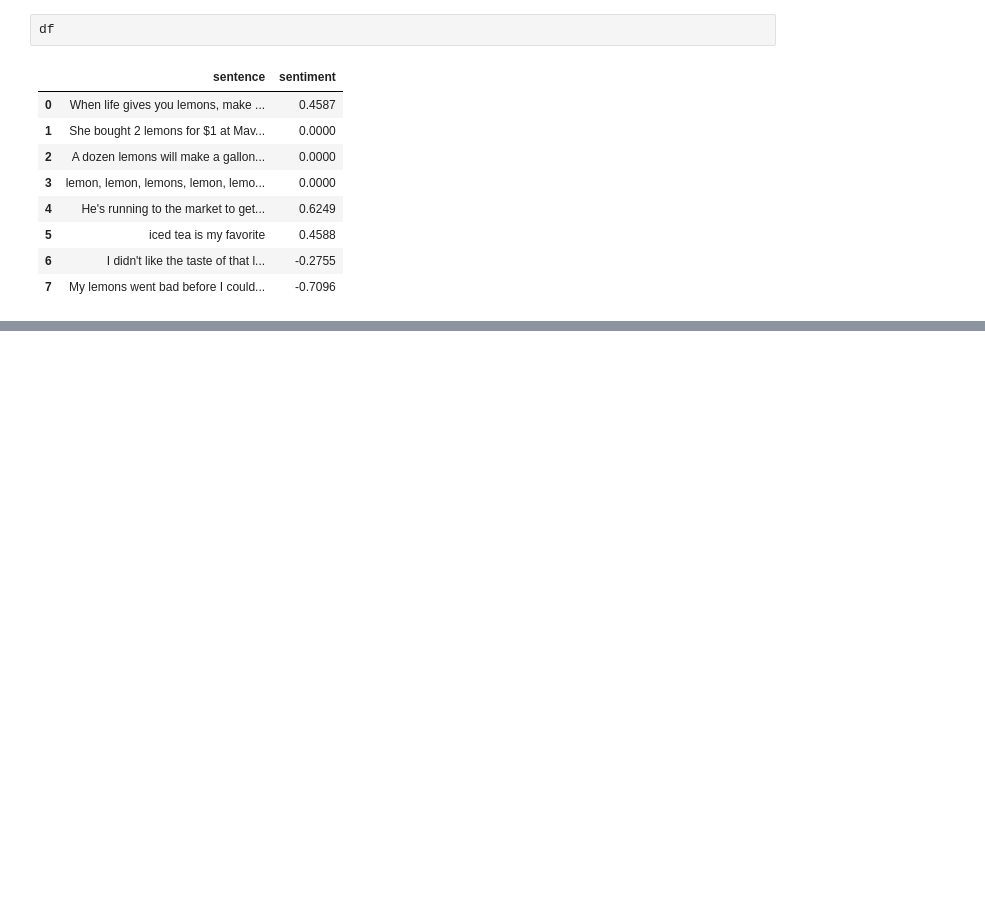
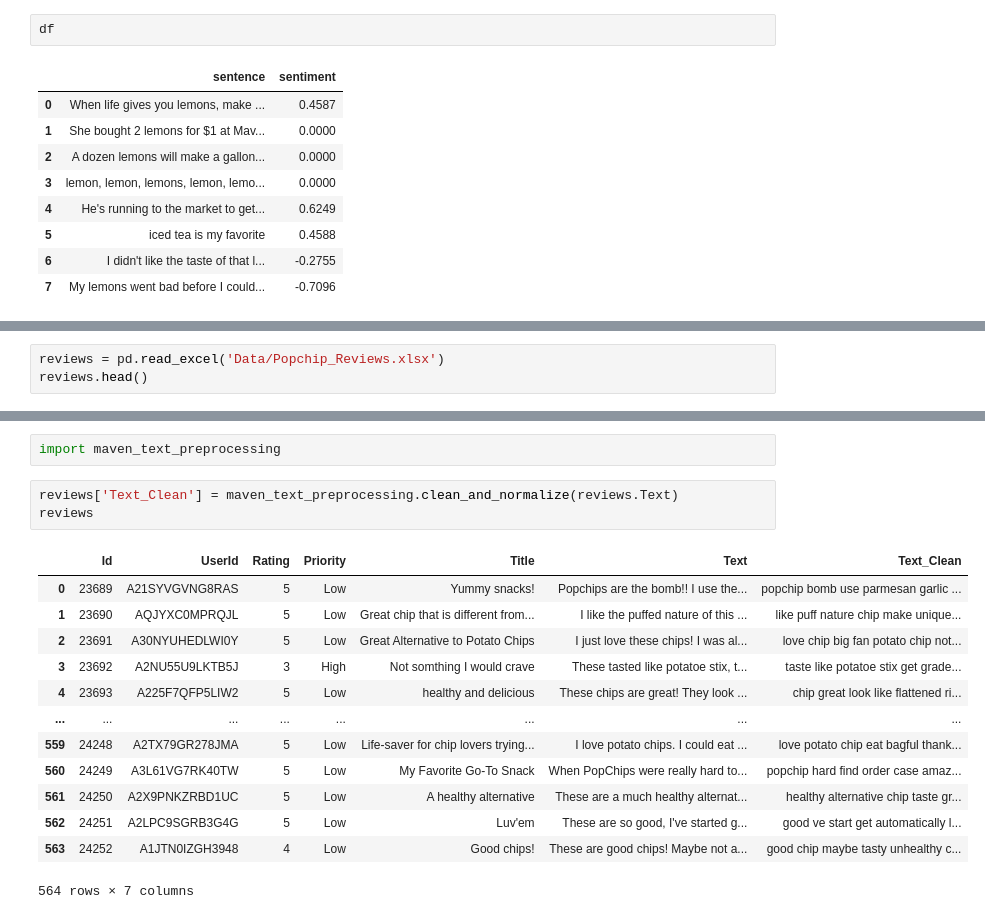
Before and after one commit to Camiloesp/PythonDataScience_NaturalLanguageProcessing, a Jupyter notebook: 3_NLP_MachineLearning.ipynb, the cells around one changed output, grey strips where cells are left out. Drawn from its saved outputs; the diff is of its cells as text; blank space fills up the shorter version.

```diff
--- a/3_NLP_MachineLearning.ipynb
+++ b/3_NLP_MachineLearning.ipynb
@@ -70,0 +84,3 @@ df
+# %%
+reviews = pd.read_excel('Data/Popchip_Reviews.xlsx')
+reviews.head()
@@ -70,0 +105,19 @@ df
+# %%
+import maven_text_preprocessing
+# %%
+reviews['Text_Clean'] = maven_text_preprocessing.clean_and_normalize(reviews.Text)
+reviews
+# %% [output]
+|  | Id | UserId | Rating | Priority | Title | Text | Text_Clean |
+| 0 | 23689 | A21SYVGVNG8RAS | 5 | Low | Yummy snacks! | Popchips are the bomb!! I use the... | popchip bomb use parmesan garlic ... |
+| 1 | 23690 | AQJYXC0MPRQJL | 5 | Low | Great chip that is different from... | I like the puffed nature of this ... | like puff nature chip make unique... |
+| 2 | 23691 | A30NYUHEDLWI0Y | 5 | Low | Great Alternative to Potato Chips | I just love these chips! I was al... | love chip big fan potato chip not... |
+| 3 | 23692 | A2NU55U9LKTB5J | 3 | High | Not somthing I would crave | These tasted like potatoe stix, t... | taste like potatoe stix get grade... |
+| 4 | 23693 | A225F7QFP5LIW2 | 5 | Low | healthy and delicious | These chips are great! They look ... | chip great look like flattened ri... |
+| ... | ... | ... | ... | ... | ... | ... | ... |
+| 559 | 24248 | A2TX79GR278JMA | 5 | Low | Life-saver for chip lovers trying... | I love potato chips. I could eat ... | love potato chip eat bagful thank... |
+| 560 | 24249 | A3L61VG7RK40TW | 5 | Low | My Favorite Go-To Snack | When PopChips were really hard to... | popchip hard find order case amaz... |
+| 561 | 24250 | A2X9PNKZRBD1UC | 5 | Low | A healthy alternative | These are a much healthy alternat... | healthy alternative chip taste gr... |
+| 562 | 24251 | A2LPC9SGRB3G4G | 5 | Low | Luv'em | These are so good, I've started g... | good ve start get automatically l... |
+| 563 | 24252 | A1JTN0IZGH3948 | 4 | Low | Good chips! | These are good chips! Maybe not a... | good chip maybe tasty unhealthy c... |
+564 rows × 7 columns
```
Also changed, not shown: parts of 6 cells of this notebook, 3 other files.
